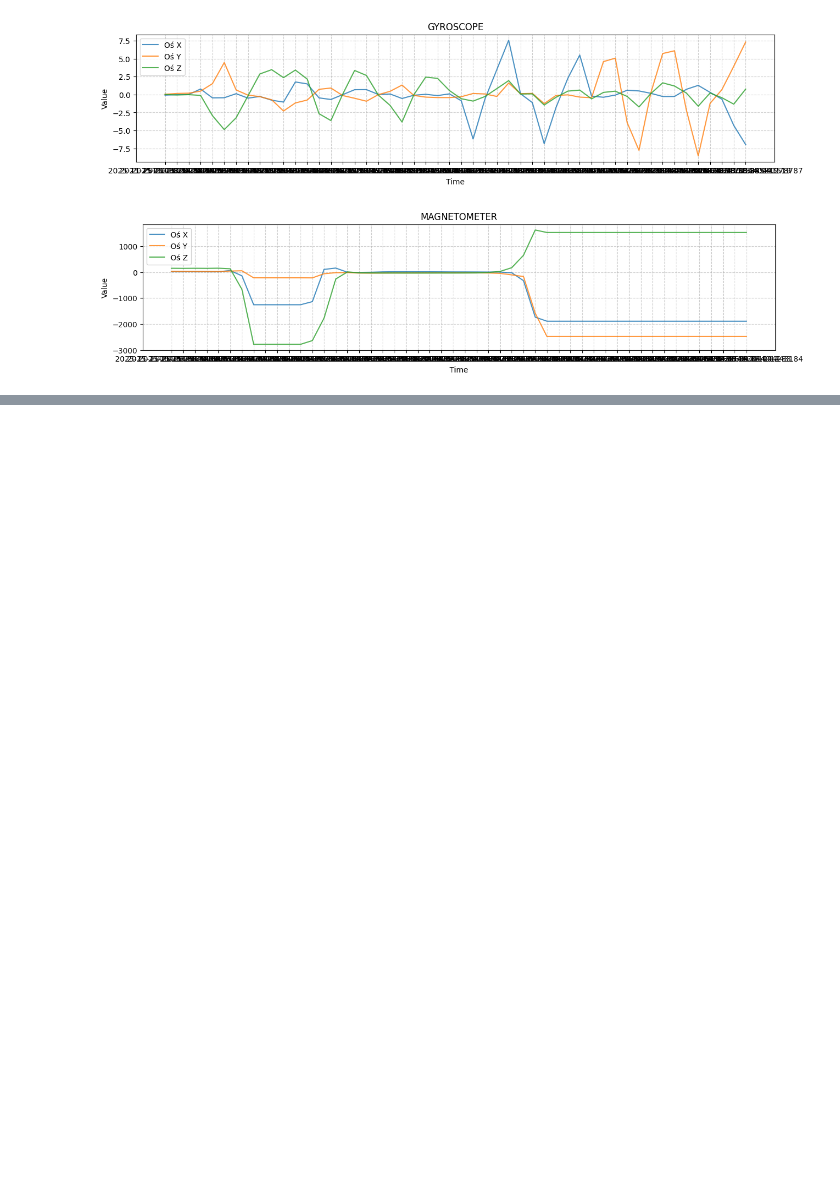
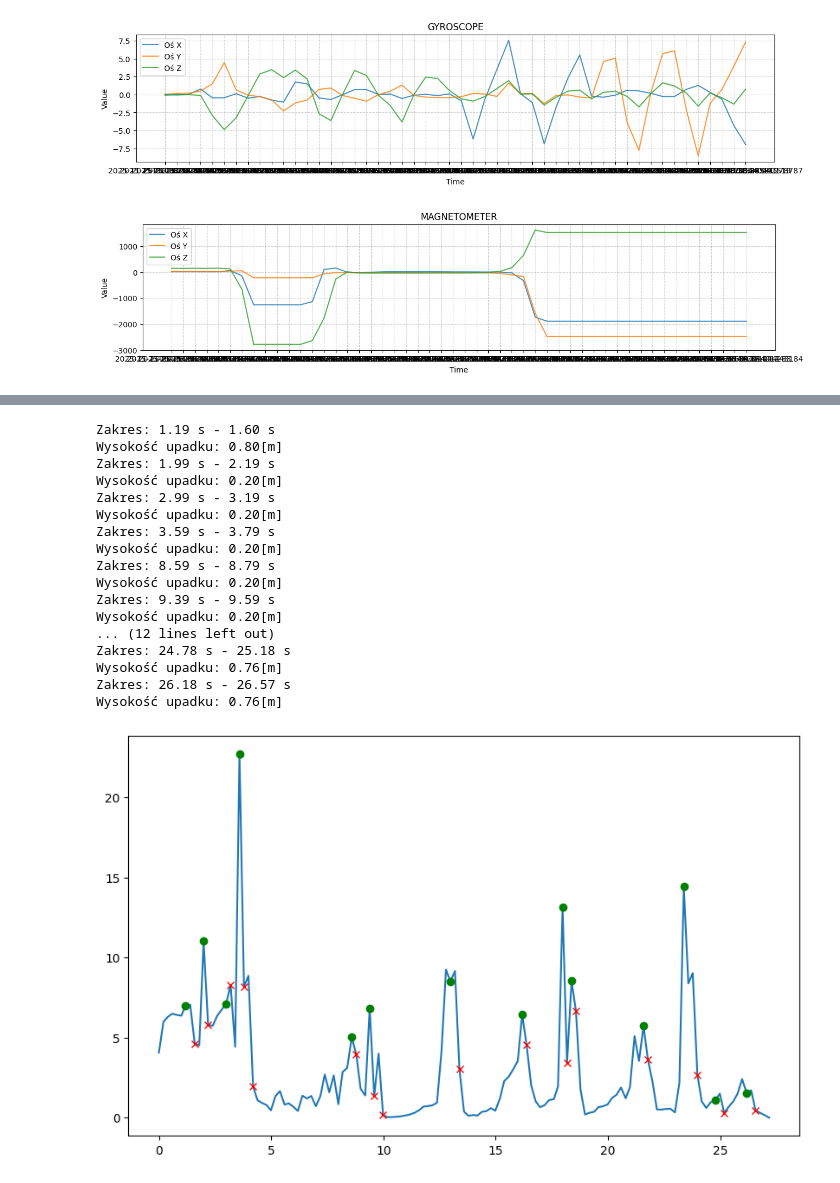
Before and after one commit to DAXPL/FlutterLectures, a Jupyter notebook: DataAnalysis/Untitled-1.ipynb, the cells around one changed output, grey strips where cells are left out. Cells and saved outputs as stored; diff of their text form; code cells hidden in the pictures; blank space fills up the shorter version.

```diff
--- a/DataAnalysis/Untitled-1.ipynb
+++ b/DataAnalysis/Untitled-1.ipynb
@@ -182,3 +193,75 @@ Wariancje magnetometru: x804090.0205672347 y1373971.7064758043 z1876407.93486830
 [figure]
 # %%
 #zadanie 4
+def calc_fall(timeStart, timeEnd):
+    print(f"Zakres: {timeStart:.2f} s - {timeEnd:.2f} s")
+    time = float(timeEnd) - float(timeStart)
+    g = 9.81
+    h = (g/2)*(time*time)
+    print(f"Wysokość upadku: {h:.2f}[m]")
+t, x, y, z = read_sensor_txt("uaccel_upadek_sala")
+t = iso_to_seconds(t)
+
+a = []
+for i in range(0,len(x)):
+    a.append(math.sqrt((x[i]*x[i]) + (y[i]*y[i]) + (z[i]*z[i])))
+smoothA = savgol_filter(a, 5, 4)#dane eksperymentalne. 4 stopień powinien dobrze dopasować się do oryginalnego wykresu, delikatnie go odszumiając
+a = np.array(a)
+
+gradient = np.gradient(smoothA,t)
+#stdev = statistics.stdev(gradient)
+
+for i in range(0,len(gradient)):
+    if gradient[i]>-2:#2m/s*s traktuję jako szum
+         gradient[i] = 0
+end_points, properties = find_peaks(-gradient, distance=2)
+
+start_points = []
+for i in range(0,len(gradient)-1):
+     if(gradient[i] == 0 and gradient[i+1]<gradient[i]):
+          start_points.append(i)
+
+#Moje podejście jest nieidealne. Mimo odszumiania wykrywa dużo małych odbić po ok 20cm (zrzucałem kilkukrotnie z okolic 1 - 1,8 m). Odchylenia mogą wynikać ze sprężystości kurtki na którą zrzucany był telefon
+for start in start_points:
+    found_impact = False
+    for impact in end_points:
+        if impact > start:
+            t_start = t[start]
+            t_impact = t[impact]
+            calc_fall(t_start, t_impact)
+            found_impact = True
+            break
+
+fig, ax = plt.subplots(figsize=(10, 6))
+ax.plot(t, a)
+plt.plot(t[end_points], a[end_points], "rx")
+plt.plot(t[start_points], a[start_points], "go")
+
+def onselect(xmin, xmax):
+    calc_fall(xmin,xmax)
+span = SpanSelector(
+    ax,
+    onselect,
+    'horizontal',
+)
+
+plt.show()
+# %% [output]
+Zakres: 1.19 s - 1.60 s
+Wysokość upadku: 0.80[m]
+Zakres: 1.99 s - 2.19 s
+Wysokość upadku: 0.20[m]
+Zakres: 2.99 s - 3.19 s
+Wysokość upadku: 0.20[m]
+Zakres: 3.59 s - 3.79 s
+Wysokość upadku: 0.20[m]
+Zakres: 8.59 s - 8.79 s
+Wysokość upadku: 0.20[m]
+Zakres: 9.39 s - 9.59 s
+Wysokość upadku: 0.20[m]
+... (12 lines left out)
+Zakres: 24.78 s - 25.18 s
+Wysokość upadku: 0.76[m]
+Zakres: 26.18 s - 26.57 s
+Wysokość upadku: 0.76[m]
+[figure, added]
```
Also changed, not shown: parts of 9 cells of this notebook, 11 other files.
